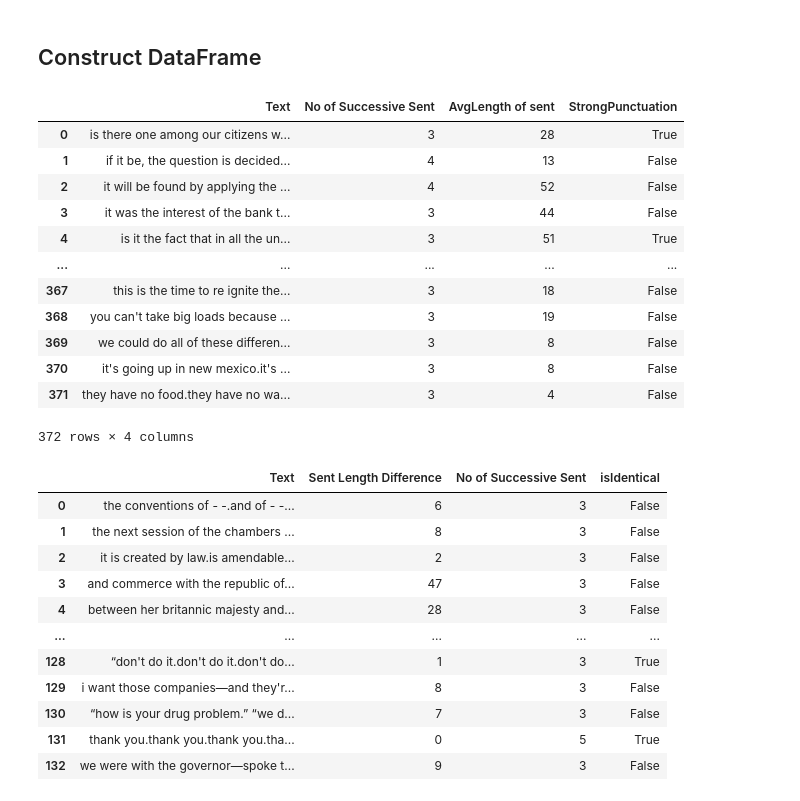
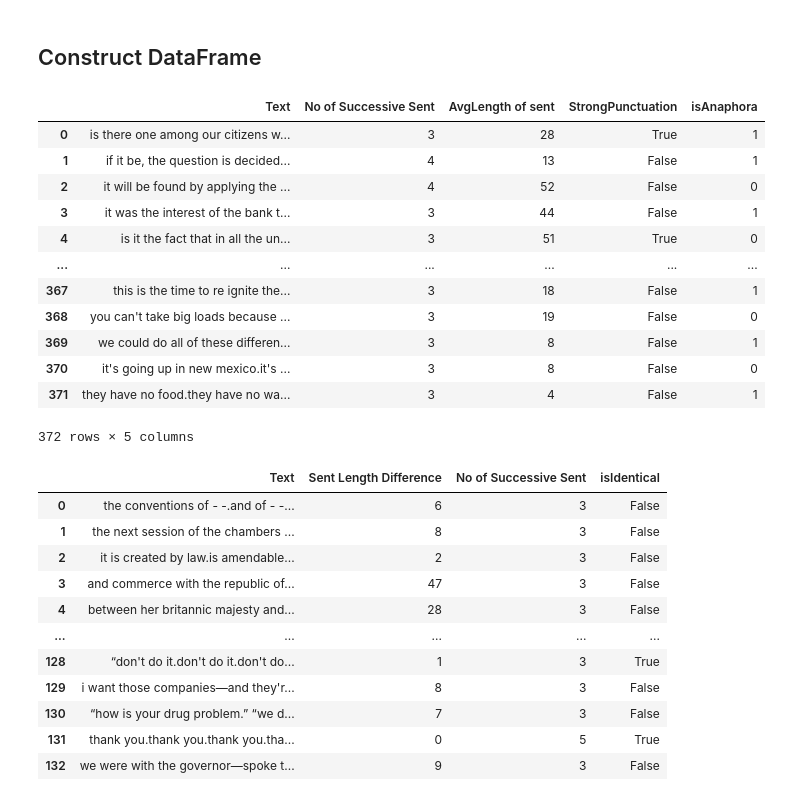
Before and after one commit to ZubairRafiq/Text-Mining-Project, a Jupyter notebook: code/TMP_ultimate.ipynb, the cells around one changed output. Drawn from its saved outputs; the diff is of its cells as text; code cells hidden in the pictures.

Commit message:
Anaphora labels added
Former-commit-id: 33512b73c271f5e51c14b0c2d9b429f48df3fb34

```diff
--- a/code/TMP_ultimate.ipynb
+++ b/code/TMP_ultimate.ipynb
@@ -200,26 +199,44 @@ len(epi_result)
 133
 # %% [markdown]
 ## Construct DataFrame
-# %%
-import pandas as pd
-
-df_a = pd.DataFrame(ana_result, columns=["Text", "No of Successive Sent", "AvgLength of sent", "StrongPunctuation"]) # "isAnaphora"
-
-df_a
-# %% [output]
-|  | Text | No of Successive Sent | AvgLength of sent | StrongPunctuation |
-| 0 | is there one among our citizens w... | 3 | 28 | True |
-| 1 | if it be, the question is decided... | 4 | 13 | False |
-| 2 | it will be found by applying the ... | 4 | 52 | False |
-| 3 | it was the interest of the bank t... | 3 | 44 | False |
-| 4 | is it the fact that in all the un... | 3 | 51 | True |
-| ... | ... | ... | ... | ... |
-| 367 | this is the time to re ignite the... | 3 | 18 | False |
-| 368 | you can't take big loads because ... | 3 | 19 | False |
-| 369 | we could do all of these differen... | 3 | 8 | False |
-| 370 | it's going up in new mexico.it's ... | 3 | 8 | False |
-| 371 | they have no food.they have no wa... | 3 | 4 | False |
-372 rows × 4 columns
+# %%
+df_a = pd.DataFrame(ana_result, columns=["Text", "No of Successive Sent", "AvgLength of sent", "StrongPunctuation"])
+labels_a = [1,1,0,1,0,1,1,1,1,1,1,1,1,1,1,1,1,1,1,1,
+          0,1,0,1,1,0,0,1,0,0,1,0,0,1,1,1,1,1,1,1,
+          1,1,1,1,1,0,1,1,1,1,1,1,1,1,1,1,1,1,1,1,
+          1,1,1,1,0,1,1,0,0,1,1,1,1,1,1,1,1,1,1,1,
+          0,1,1,0,1,1,1,1,1,1,1,1,1,1,0,1,1,1,1,1,
+          1,1,1,1,1,1,1,1,1,1,1,1,1,0,1,1,1,1,1,1,
+          1,1,1,1,1,1,1,1,1,1,1,0,0,1,1,0,0,0,0,0,
+          1,0,0,0,1,0,0,0,1,0,0,0,1,0,0,0,1,0,0,0,
+          0,1,1,1,1,1,1,1,0,1,0,1,1,1,0,1,1,1,1,1,
+          0,1,0,1,0,1,0,1,0,1,1,1,1,0,1,1,0,1,0,1,
+          0,1,1,0,0,1,1,1,1,0,1,1,0,1,1,0,1,0,1,0,
+          0,1,1,0,0,0,0,0,0,1,1,0,0,1,1,0,1,1,1,1,
+          0,0,1,0,1,1,0,1,0,1,1,0,1,0,1,1,1,1,0,1,
+          1,1,0,0,0,1,0,1,1,1,1,0,0,0,1,1,0,1,1,1,
+          1,1,1,1,1,1,1,0,0,0,1,1,0,1,1,0,0,1,1,0,
+          0,1,0,0,1,0,1,0,0,1,1,1,0,0,1,0,1,0,1,1,
+          0,1,0,1,1,1,1,1,0,1,1,1,0,0,0,1,0,0,0,1,
+          1,1,1,1,0,0,0,0,0,1,0,0,1,0,1,0,1,0,0,1,
+          1,0,1,0,1,0,1,1,0,1,0,1]
+
+df_a.insert(4, "isAnaphora", labels_a, True)
+df_a
+# %% [output]
+|  | Text | No of Successive Sent | AvgLength of sent | StrongPunctuation | isAnaphora |
+| 0 | is there one among our citizens w... | 3 | 28 | True | 1 |
+| 1 | if it be, the question is decided... | 4 | 13 | False | 1 |
+| 2 | it will be found by applying the ... | 4 | 52 | False | 0 |
+| 3 | it was the interest of the bank t... | 3 | 44 | False | 1 |
+| 4 | is it the fact that in all the un... | 3 | 51 | True | 0 |
+| ... | ... | ... | ... | ... | ... |
+| 367 | this is the time to re ignite the... | 3 | 18 | False | 1 |
+| 368 | you can't take big loads because ... | 3 | 19 | False | 0 |
+| 369 | we could do all of these differen... | 3 | 8 | False | 1 |
+| 370 | it's going up in new mexico.it's ... | 3 | 8 | False | 0 |
+| 371 | they have no food.they have no wa... | 3 | 4 | False | 1 |
+372 rows × 5 columns
 # %%
 df_e = pd.DataFrame(epi_result, columns=["Text", "Sent Length Difference", "No of Successive Sent", "isIdentical"])
 df_e
```
Also changed, not shown: parts of 5 cells of this notebook.
